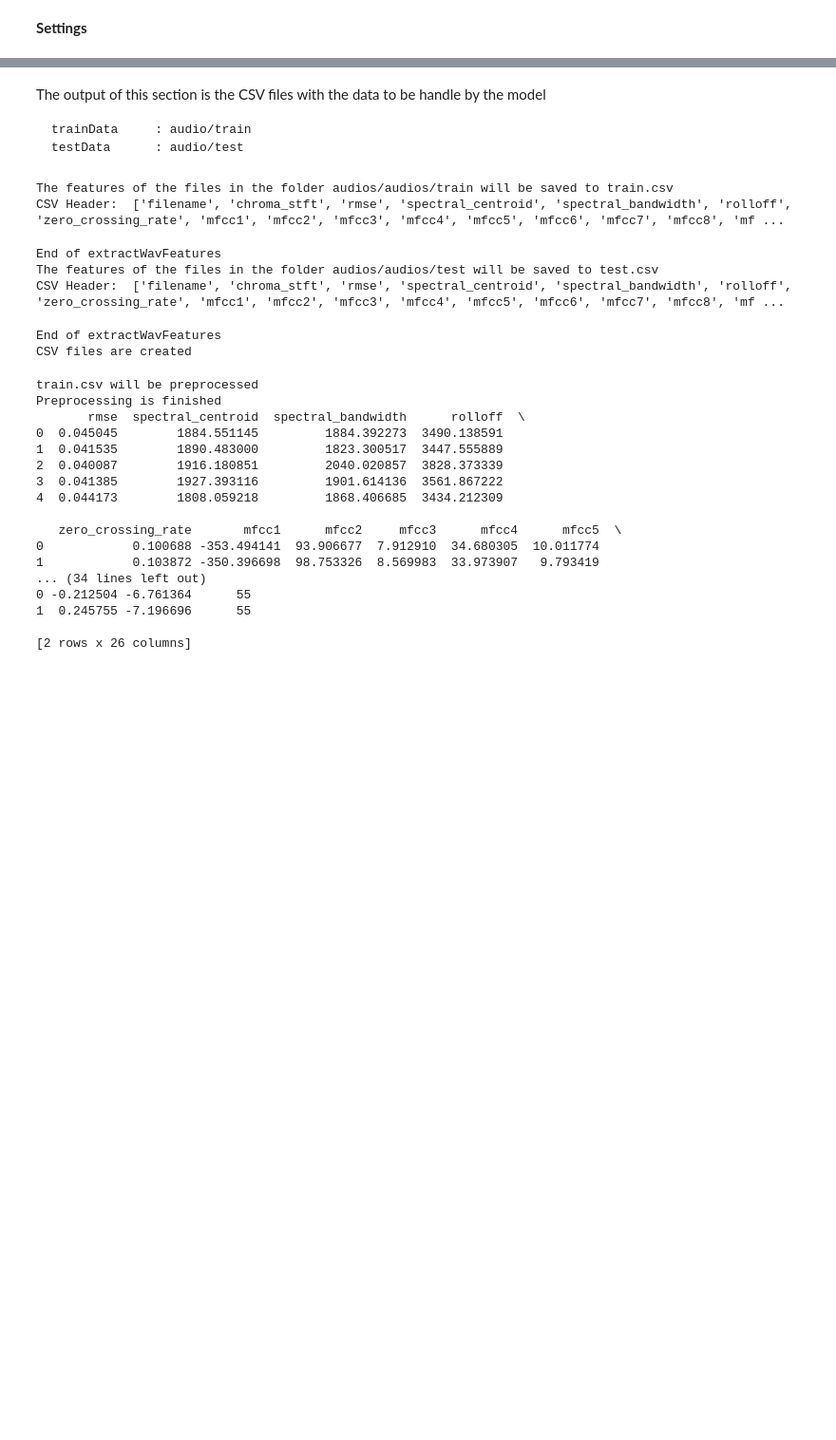
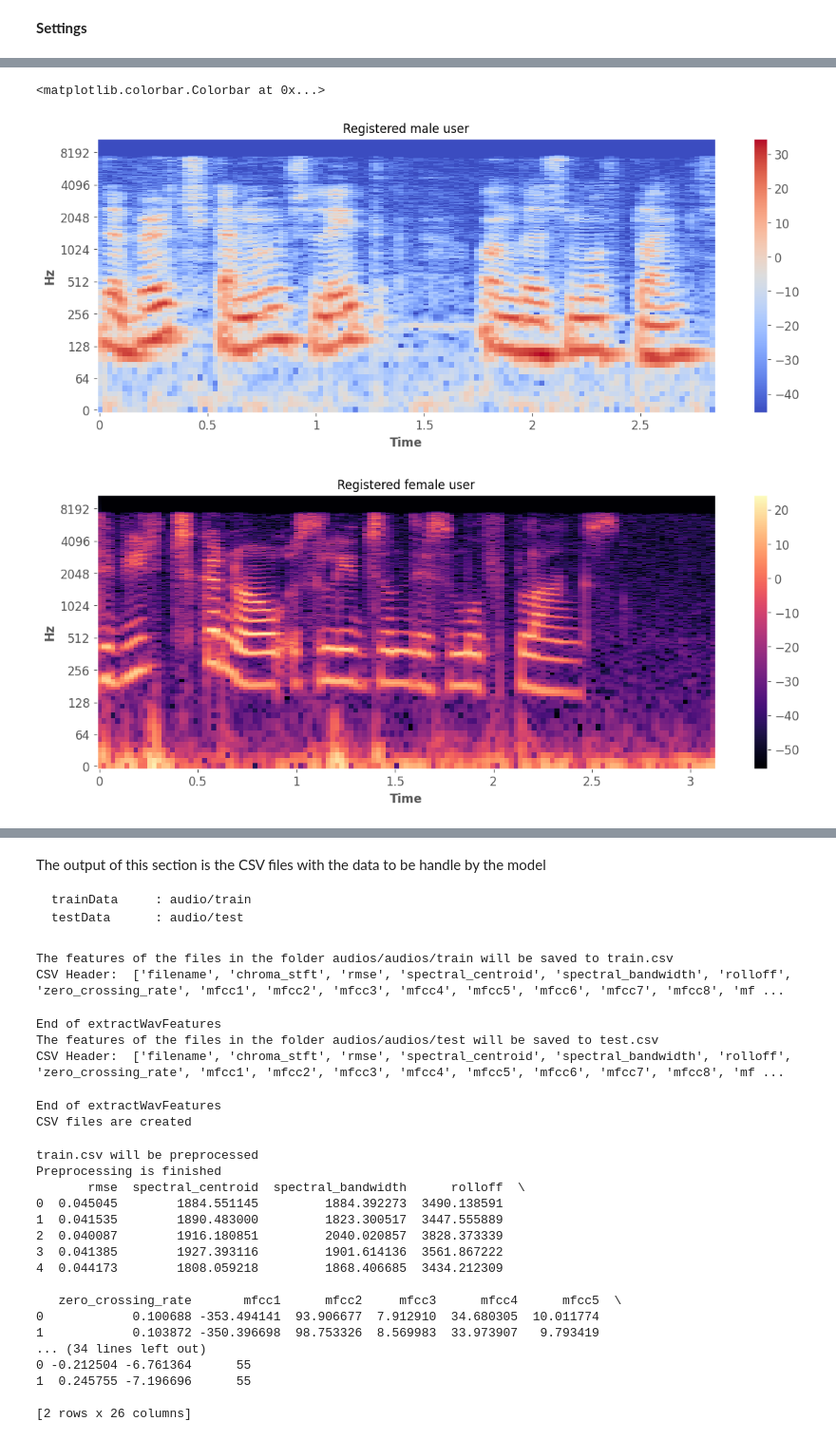
Before and after one commit to Whyvern99/Server_auth, a Jupyter notebook: tl.ipynb, the cells around one changed output, grey strips where cells are left out. Shown at 95% size. Saved outputs shown, nothing was run; the diff lists cells and outputs as text; code cells hidden in the pictures; blank space fills up the shorter version.

```diff
--- a/tl.ipynb
+++ b/tl.ipynb
@@ -75 +75,20 @@ To enable them in other operations, rebuild TensorFlow with the appropriate comp
+# %%
+x,sr = librosa.load('/home/silvia/Escritorio/tfm/Server_auth/audios/audios/56_speakers_audio_data/Speaker0062/Speaker0062_000.wav')
+X = librosa.stft(x)
+Xdb = librosa.amplitude_to_db(abs(X))
+plt.figure(figsize=(14, 5))
+plt.title('Registered male user')
+librosa.display.specshow(Xdb, sr=sr, x_axis='time', y_axis='log')
+plt.colorbar()
+x,sr = librosa.load('/home/silvia/Escritorio/tfm/Server_auth/audios/audios/56_speakers_audio_data/Speaker0061/Speaker0061_000.wav')
+X = librosa.stft(x)
+Xdb = librosa.amplitude_to_db(abs(X))
+plt.figure(figsize=(14, 5))
+plt.title('Registered female user')
+librosa.display.specshow(Xdb, sr=sr, x_axis='time', y_axis='log')
+plt.colorbar()
+# %% [output]
+<matplotlib.colorbar.Colorbar at 0x...>
+[figure, added]
+[figure, added]
 # %%
```
Also changed, not shown: parts of 4 cells of this notebook, 11 other files.
